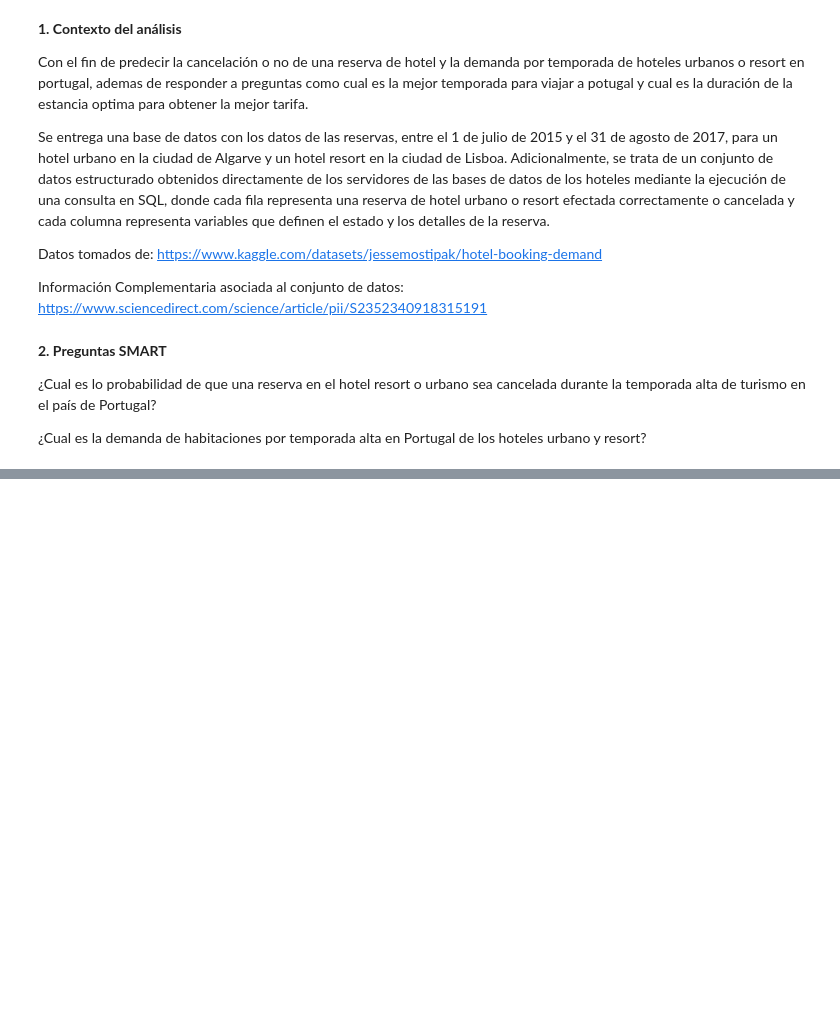
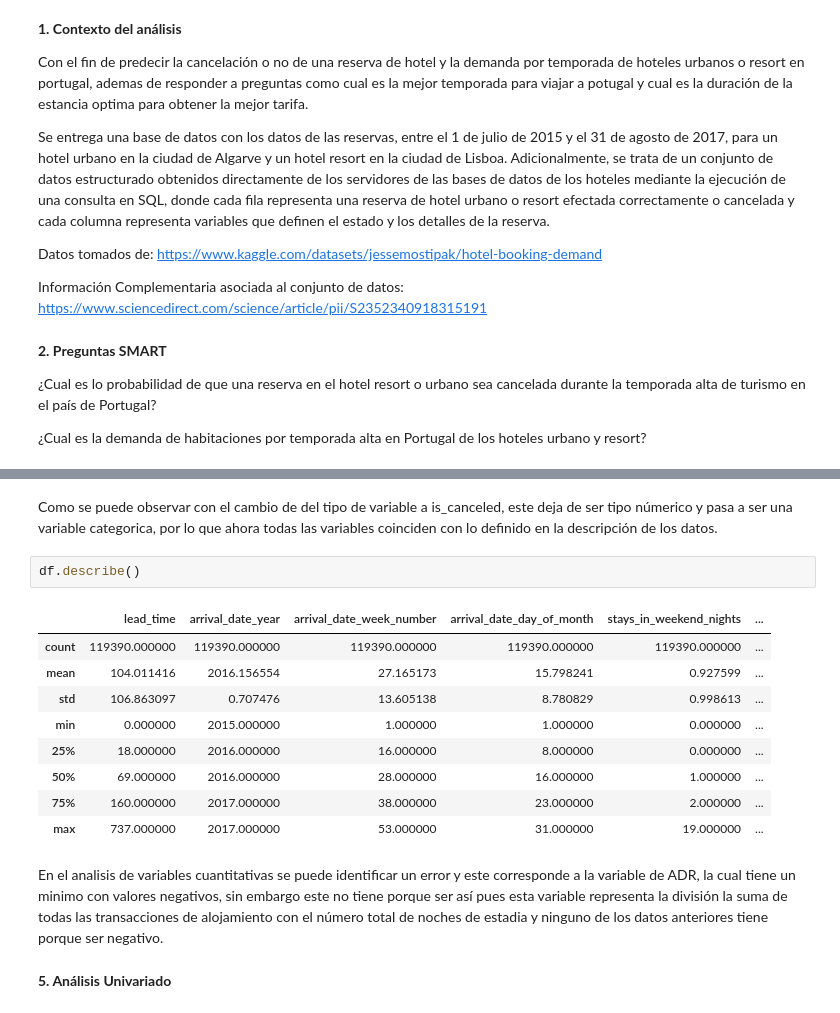
Before and after one commit to AndresCastroOrtiz/Curso_EDA_MCD_AndresCastro, a Jupyter notebook: Analisis_demanda_reserva_hoteles_AndresCastro.ipynb, the cells around one changed output, grey strips where cells are left out. Cells and saved outputs as stored; diff of their text form; blank space fills up the shorter version.

```diff
--- a/Analisis_demanda_reserva_hoteles_AndresCastro.ipynb
+++ b/Analisis_demanda_reserva_hoteles_AndresCastro.ipynb
@@ -28,0 +218,18 @@ Cada fila representa una reserva de hotel urbano o resort efectada correctamente
+# %% [markdown]
+Como se puede observar con el cambio de del tipo de variable a is_canceled, este deja de ser tipo númerico y pasa a ser una variable categorica, por lo que ahora todas las variables coinciden con lo definido en la descripción de los datos.
+# %%
+df.describe()
+# %% [output]
+|  | lead_time | arrival_date_year | arrival_date_week_number | arrival_date_day_of_month | stays_in_weekend_nights | ... |
+| count | 119390.000000 | 119390.000000 | 119390.000000 | 119390.000000 | 119390.000000 | ... |
+| mean | 104.011416 | 2016.156554 | 27.165173 | 15.798241 | 0.927599 | ... |
+| std | 106.863097 | 0.707476 | 13.605138 | 8.780829 | 0.998613 | ... |
+| min | 0.000000 | 2015.000000 | 1.000000 | 1.000000 | 0.000000 | ... |
+| 25% | 18.000000 | 2016.000000 | 16.000000 | 8.000000 | 0.000000 | ... |
+| 50% | 69.000000 | 2016.000000 | 28.000000 | 16.000000 | 1.000000 | ... |
+| 75% | 160.000000 | 2017.000000 | 38.000000 | 23.000000 | 2.000000 | ... |
+| max | 737.000000 | 2017.000000 | 53.000000 | 31.000000 | 19.000000 | ... |
+# %% [markdown]
+En el analisis de variables cuantitativas se puede identificar un error y este corresponde a la variable de ADR, la cual tiene un minimo con valores negativos, sin embargo este no tiene porque ser así pues esta variable representa la división la suma de todas las transacciones de alojamiento con el número total de noches de estadia y ninguno de los datos anteriores tiene porque ser negativo.
+# %% [markdown]
+**5. Análisis Univariado**
```
Also changed, not shown: parts of 29 cells of this notebook.
